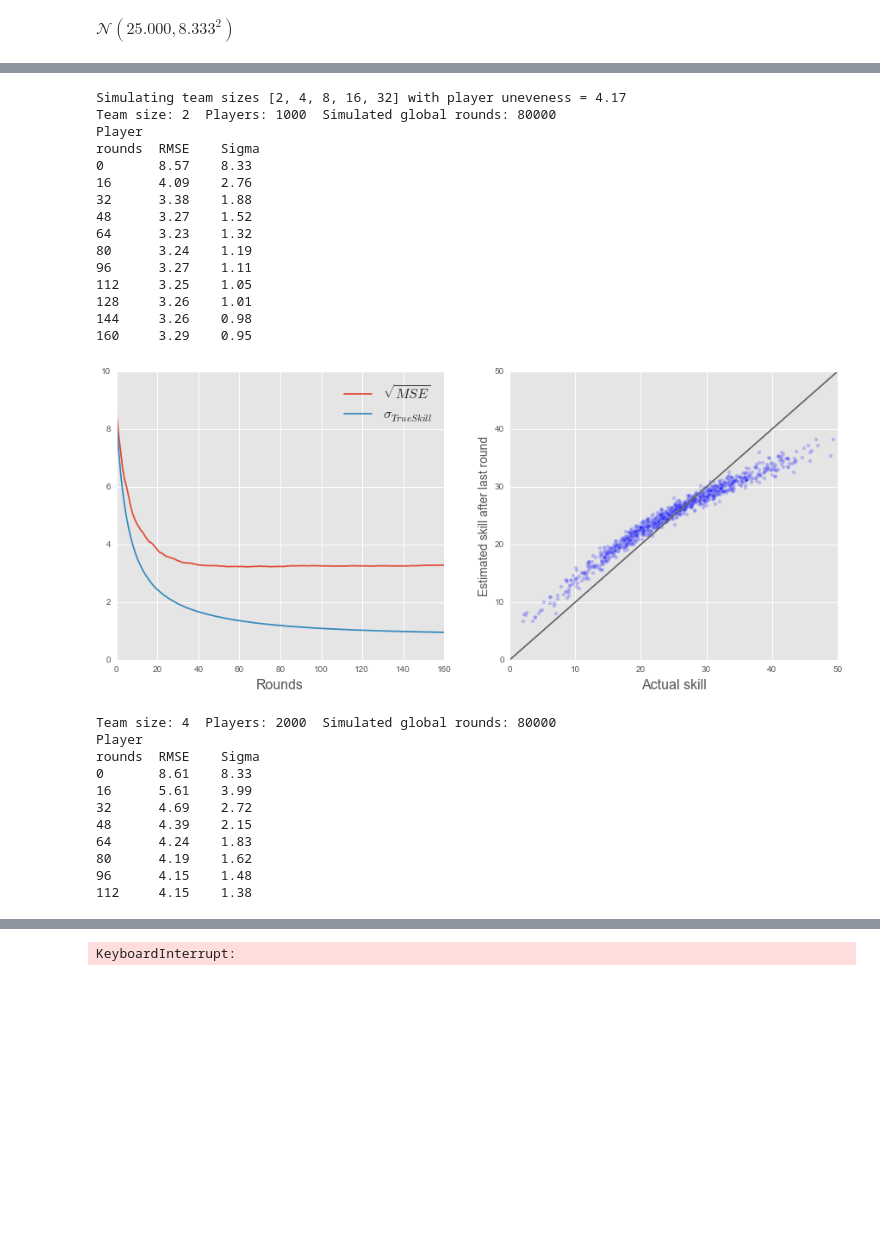
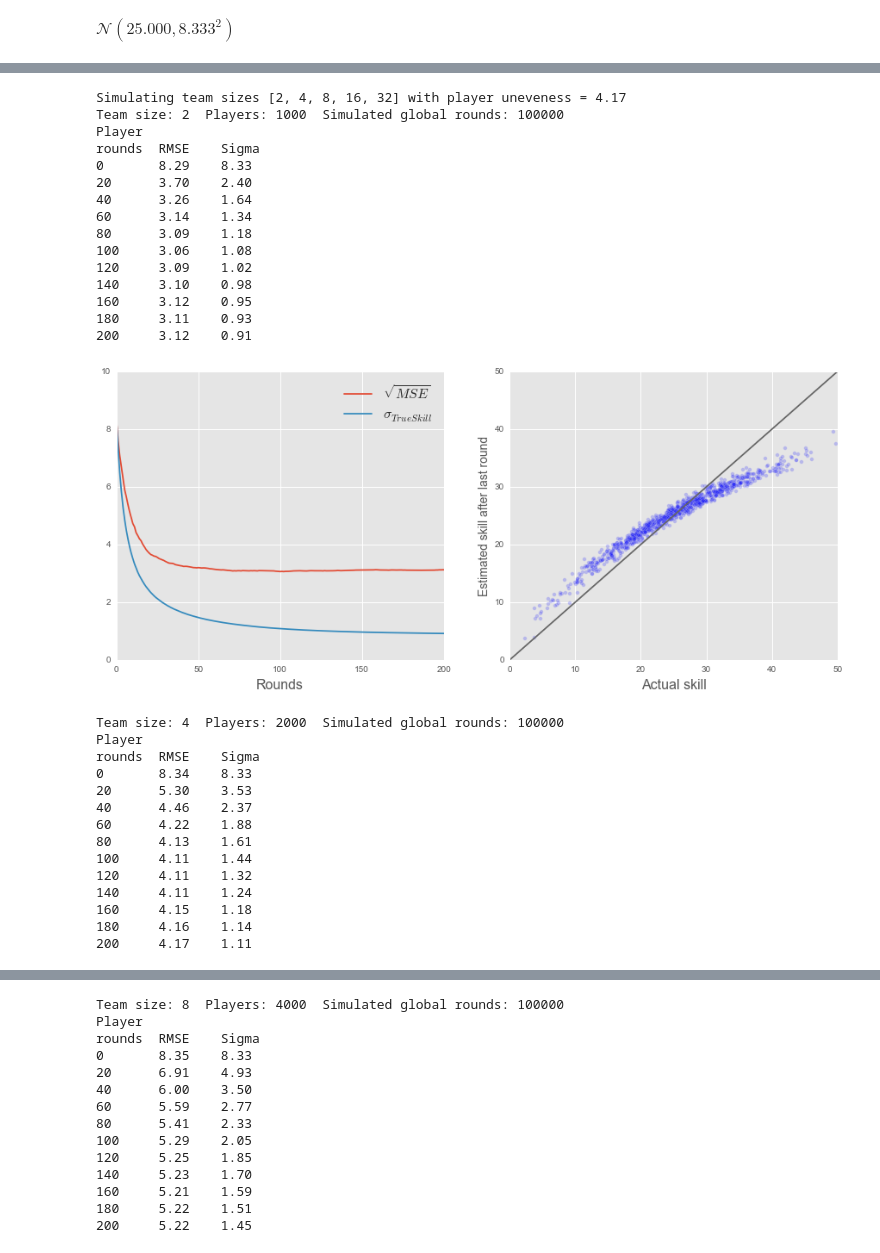
Before and after one commit to magnord/skill-lab, a Jupyter notebook: Skill.ipynb, the cells around one changed output, grey strips where cells are left out. Drawn from its saved outputs; the diff is of its cells as text; code cells hidden in the pictures; blank space fills up the shorter version.

Commit message:
New graphs

```diff
--- a/Skill.ipynb
+++ b/Skill.ipynb
@@ -170,50 +170,53 @@ def plot_summary(final_rmses, final_skill_sigmas):
 # %%
 # Run the simulation
 final_rmses = {}
 final_skill_sigmas = {}
 plt.style.use('ggplot')
 team_sizes = [2, 4, 8, 16, 32]
 
 print('Simulating team sizes %r with player uneveness = %.2f' % (team_sizes, player_uneveness))
 
 # Simulate different team sizes
 for team_size in team_sizes:
-    player_skills, ratings, rmses, skill_sigmas = simulate(team_size = team_size, player_rounds = 160)
+    player_skills, ratings, rmses, skill_sigmas = simulate(team_size = team_size, player_rounds = 200)
 
     # Save simulation results for this team size
     final_rmses[team_size] = rmses
     final_skill_sigmas[team_size] = skill_sigmas
 
     # Plot results for this team size
     plot_results(player_skills, ratings, rmses, skill_sigmas)
 
 # Summary plots containing all team sizes
 plot_summary(final_rmses, final_skill_sigmas)
 # %% [output]
 Simulating team sizes [2, 4, 8, 16, 32] with player uneveness = 4.17
-Team size: 2  Players: 1000  Simulated global rounds: 80000
+Team size: 2  Players: 1000  Simulated global rounds: 100000
 Player
 rounds  RMSE    Sigma
-0       8.57    8.33
-16      4.09    2.76
-32      3.38    1.88
-48      3.27    1.52
-64      3.23    1.32
-80      3.24    1.19
-96      3.27    1.11
-112     3.25    1.05
-128     3.26    1.01
-144     3.26    0.98
-160     3.29    0.95
+0       8.29    8.33
+20      3.70    2.40
+40      3.26    1.64
+60      3.14    1.34
+80      3.09    1.18
+100     3.06    1.08
+120     3.09    1.02
+140     3.10    0.98
+160     3.12    0.95
+180     3.11    0.93
+200     3.12    0.91
-[figure, old version]
+[figure, new version]
-Team size: 4  Players: 2000  Simulated global rounds: 80000
+Team size: 4  Players: 2000  Simulated global rounds: 100000
 Player
 rounds  RMSE    Sigma
-0       8.61    8.33
-16      5.61    3.99
-32      4.69    2.72
-48      4.39    2.15
-64      4.24    1.83
-80      4.19    1.62
-96      4.15    1.48
-112     4.15    1.38
+0       8.34    8.33
+20      5.30    3.53
+40      4.46    2.37
+60      4.22    1.88
+80      4.13    1.61
+100     4.11    1.44
+120     4.11    1.32
+140     4.11    1.24
+160     4.15    1.18
+180     4.16    1.14
+200     4.17    1.11
@@ -220 +224,14 @@ rounds  RMSE    Sigma
-KeyboardInterrupt:
+Team size: 8  Players: 4000  Simulated global rounds: 100000
+Player
+rounds  RMSE    Sigma
+0       8.35    8.33
+20      6.91    4.93
+40      6.00    3.50
+60      5.59    2.77
+80      5.41    2.33
+100     5.29    2.05
+120     5.25    1.85
+140     5.23    1.70
+160     5.21    1.59
+180     5.22    1.51
+200     5.22    1.45
```
Also changed, not shown: parts of 2 cells of this notebook, 3 other files.
